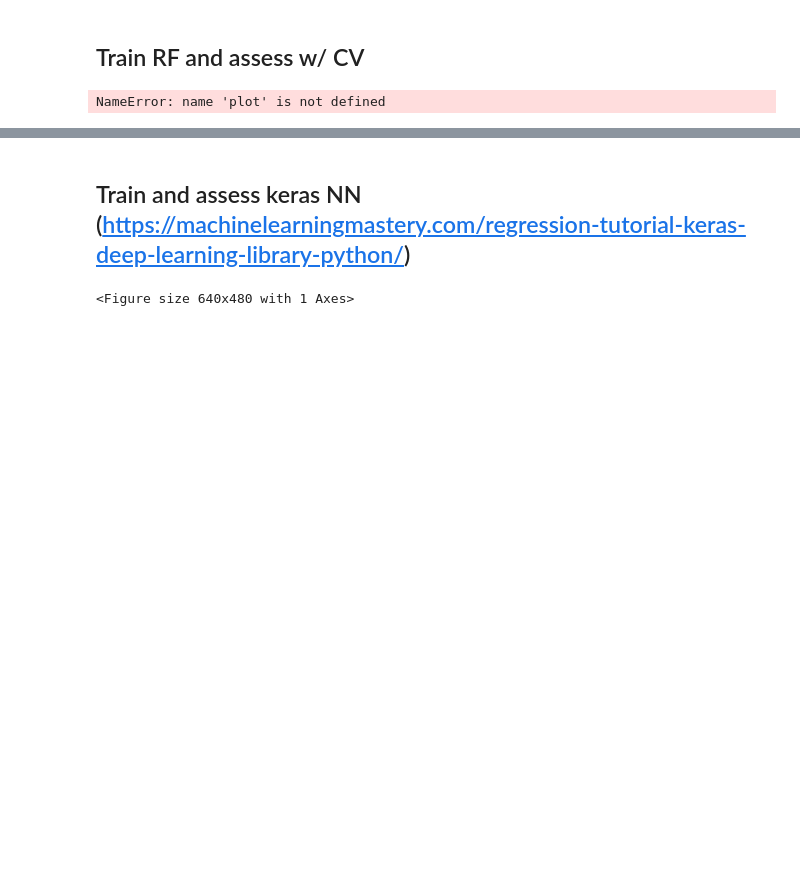
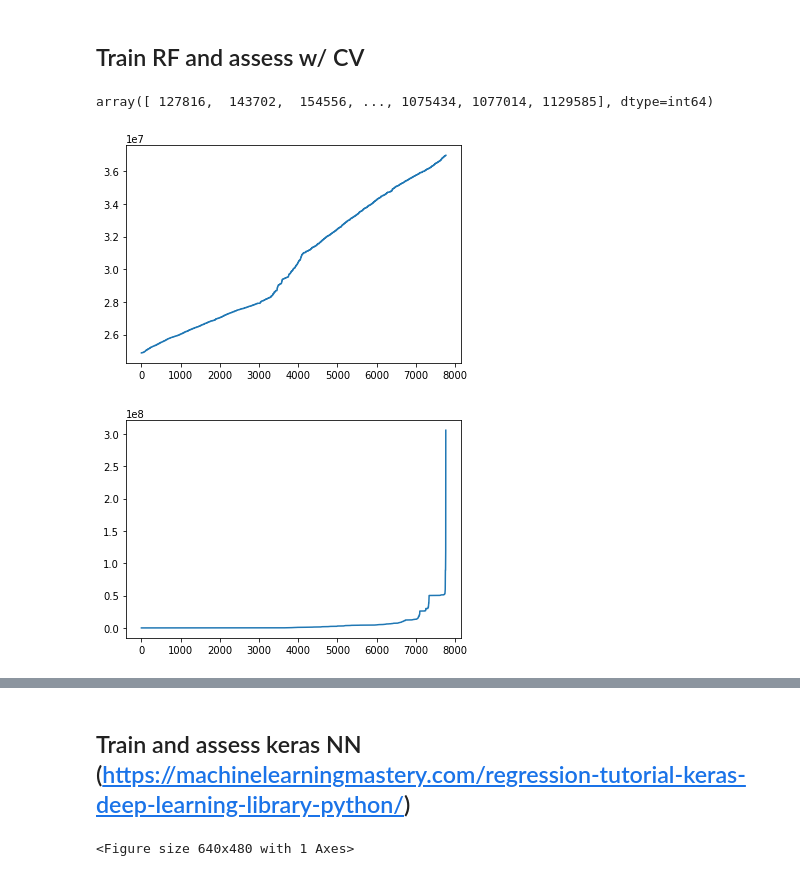
Before and after one commit to dydx314/nba-hackathon-2019, a Jupyter notebook: nba-analysis.ipynb, the cells around one changed output, grey strips where cells are left out. Cells and saved outputs as stored; diff of their text form; code cells hidden in the pictures; blank space fills up the shorter version.

```diff
--- a/nba-analysis.ipynb
+++ b/nba-analysis.ipynb
@@ -267,3 +252,11 @@ fct
+# %%
+rawdata['Play Type'] = timedata['Play Type']
+rawdata['Day of the Week'] = timedata['Day of the Week']
+rawdata['Month'] = timedata['Month']
+rawdata['Day'] = timedata['Day']
+rawdata['Hour'] = timedata['Hour']
+rawdata['Minute'] = timedata['Minute']
+rawdata['Second'] = timedata['Second']
 # %% [markdown]
 ## Train RF and assess w/ CV
 # %%
@@ -275,10 +269,19 @@ from math import sqrt
 response = 'Engagements'
 
 ## TODO: can change predictors depending on correlation plot
-predictors = ['Followers at Posting', 'Type', 'len_text', 'word_ct', 'excl_ct', 'emoji_ct',
-              'ques_ct', 'period_ct', 'comma_ct', 'caps_ct', 'tags_ct', 'follower_count']
+predictors = ['Followers at Posting', 'Type',
+              #'len_text',
+              'word_ct', 'excl_ct', 'emoji_ct',
+              'ques_ct', 'period_ct', 'comma_ct', 'caps_ct', 'tags_ct',
+              'follower_count',
+              #'Play Type',
+             'Day of the Week', 'Month', 'Day', 'Hour',
+             #'Minute'#, 'Second'
+             ]
+#predictors = 'follower_count'
 ## TODO: replace following rawdata with merged data
 y_data = rawdata[response]
+log_y_data = np.log(y_data)
 X_data = rawdata[predictors]
 ## encode data for RF
 X_encoded = pd.get_dummies(X_data)
@@ -292,7 +295,15 @@ def get_mae(X, y, model):
                                 cv = 5,
                                 scoring = 'neg_mean_absolute_error')
     return score
-# %%
-plt.plot(rawdata)
-# %% [output]
-NameError: name 'plot' is not defined
+# %%
+np.sort(y_data)
+# %% [output]
+array([ 127816,  143702,  154556, ..., 1075434, 1077014, 1129585], dtype=int64)
+# %%
+plt.plot(np.sort(X_data['Followers at Posting']))
+plt.show()
+plt.plot(np.sort(X_data['follower_count']))
+plt.show()
+# %% [output]
+[figure, added]
+[figure, added]
```
Also changed, not shown: parts of 13 cells of this notebook, 2 other files.
